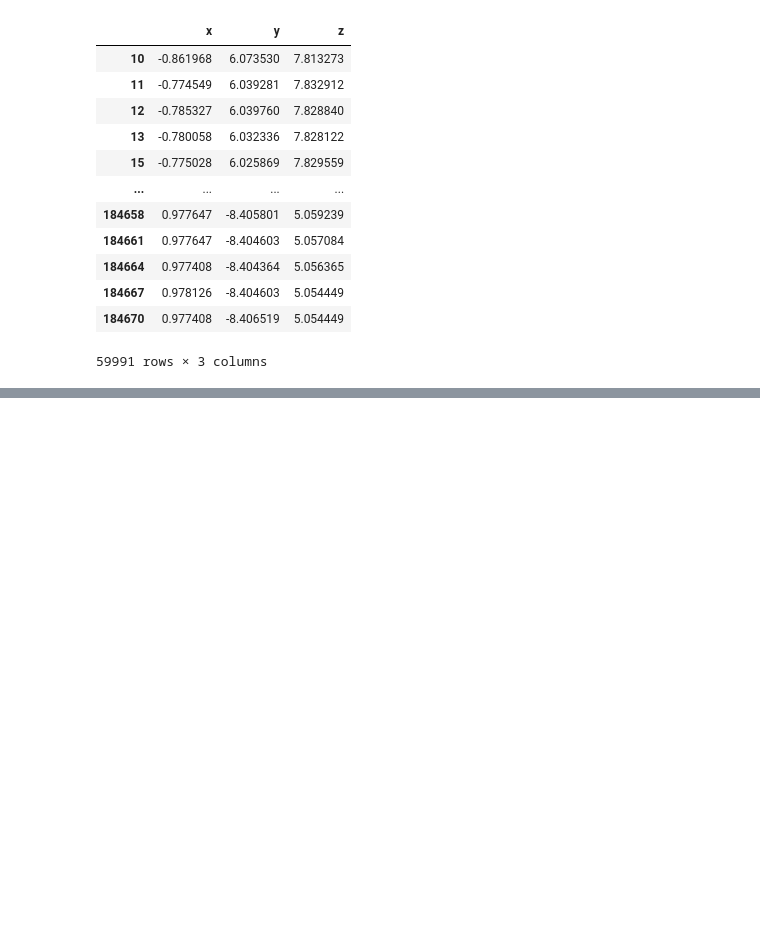
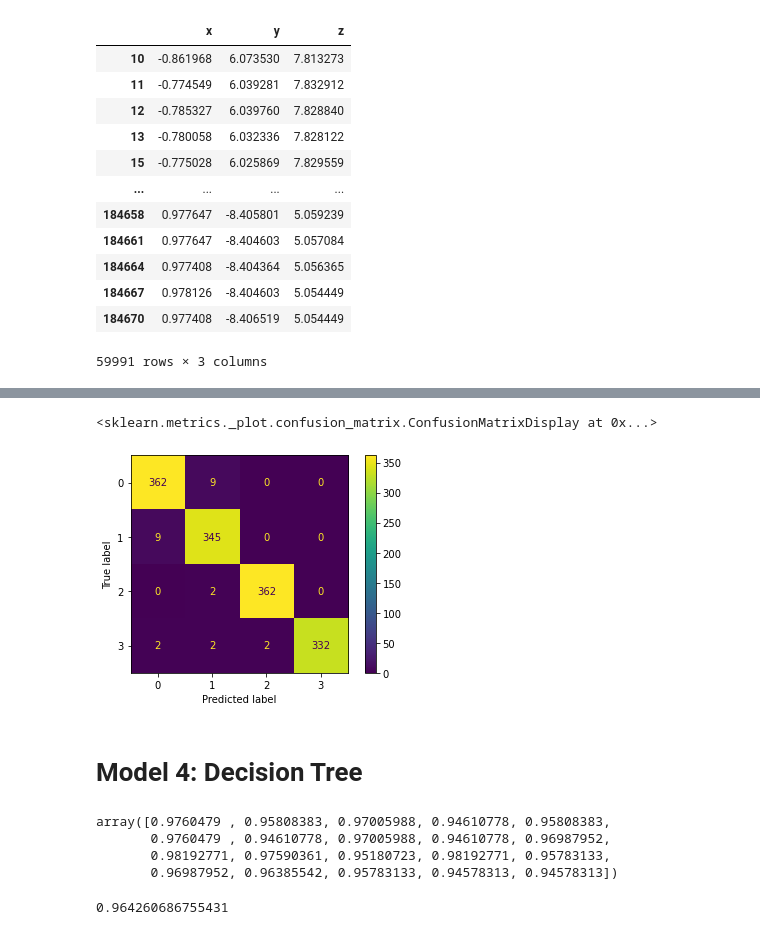
Before and after one commit to GerasimovskaMelanija/Activity-Recognition, a Jupyter notebook: activity_recognition.ipynb, the cells around one changed output, grey strips where cells are left out. Drawn from its saved outputs; the diff is of its cells as text; code cells hidden in the pictures; blank space fills up the shorter version.

```diff
--- a/activity_recognition.ipynb
+++ b/activity_recognition.ipynb
@@ -657,0 +970,3 @@ weighted avg       0.91      0.91      0.91     78529
+# %%
+clf = svm.SVC(kernel = 'poly', decision_function_shape='ovr')
+clf.fit(X_train, y_train)
@@ -657,0 +988,3 @@ weighted avg       0.91      0.91      0.91     78529
+# %%
+svc = svm.SVC(kernel='poly', C=3, gamma=1).fit(X_train, y_train)
+evaluate_model(svc, X_test, y_test)
@@ -657,0 +1002,22 @@ weighted avg       0.91      0.91      0.91     78529
+# %%
+plot_confusion_matrix(svc, X_test, y_test)
+# %% [output]
+<sklearn.metrics._plot.confusion_matrix.ConfusionMatrixDisplay at 0x...>
+[figure, added]
+# %% [markdown]
+# Model 4: Decision Tree
+# %%
+from sklearn.tree import DecisionTreeClassifier
+from sklearn.model_selection import cross_val_score
+clf = DecisionTreeClassifier(random_state=0)
+cross_val_score(clf, X_train, y_train, cv=20)
+# %% [output]
+array([0.9760479 , 0.95808383, 0.97005988, 0.94610778, 0.95808383,
+       0.9760479 , 0.94610778, 0.97005988, 0.94610778, 0.96987952,
+       0.98192771, 0.97590361, 0.95180723, 0.98192771, 0.95783133,
+       0.96987952, 0.96385542, 0.95783133, 0.94578313, 0.94578313])
+# %%
+clf.fit(X_train, y_train)
+clf.score(X_test, y_test)
+# %% [output]
+0.964260686755431
```
Also changed, not shown: parts of 110 cells of this notebook.
